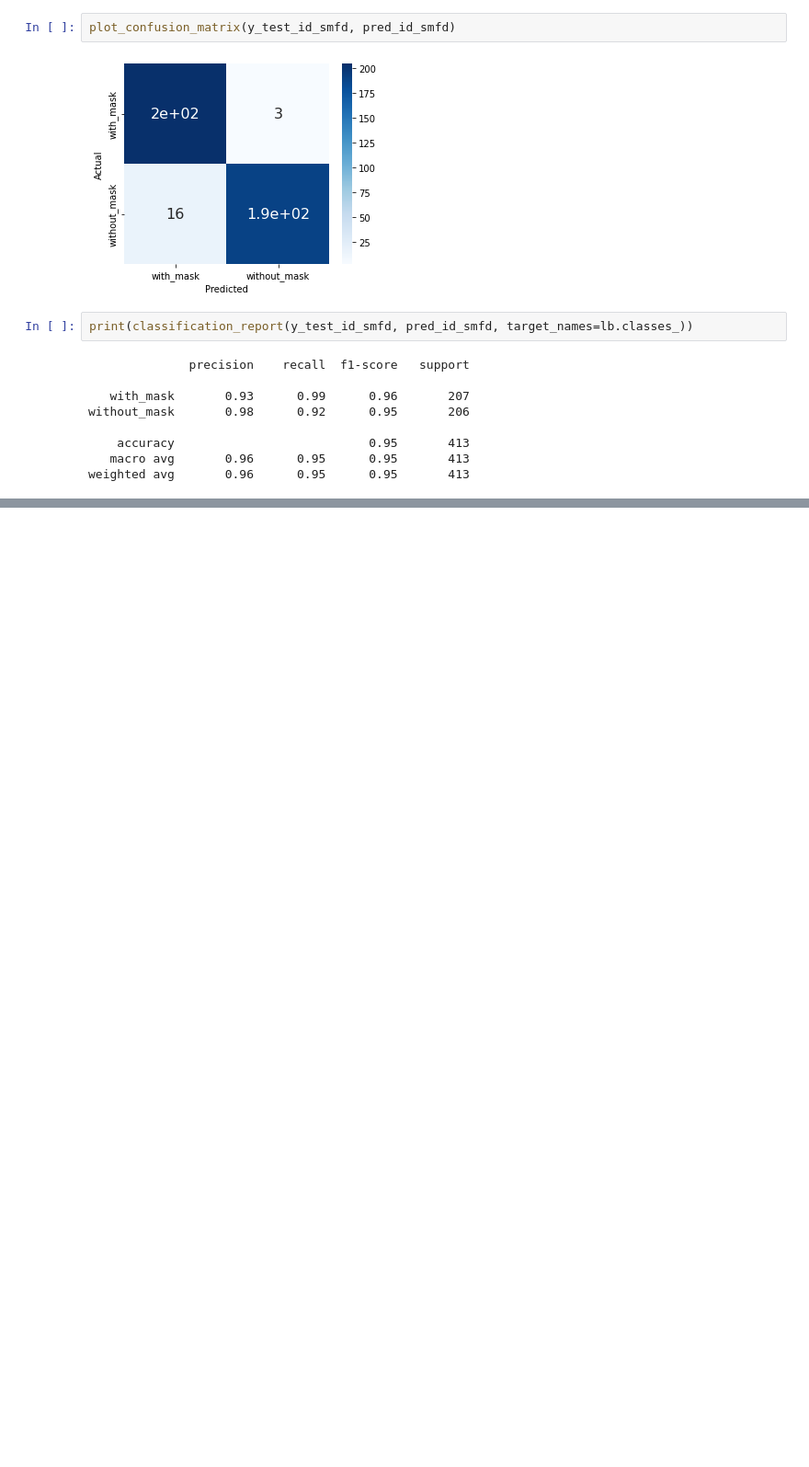
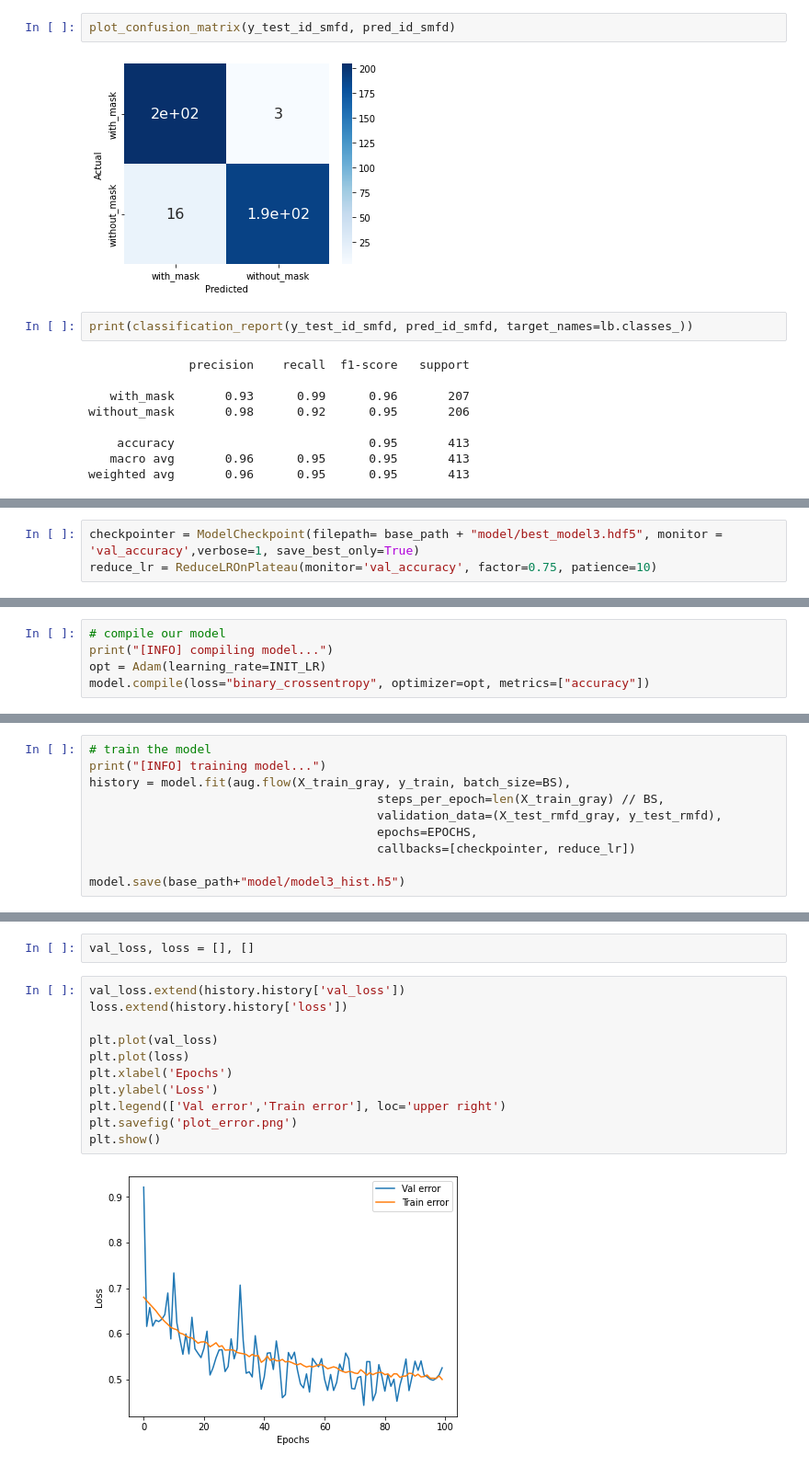
Before and after one commit to ZahraDehghani99/FacemaskWearingAlertSystem, a Jupyter notebook: FaceMaskClassifier.ipynb, the cells around one changed output, grey strips where cells are left out. Shown at 92% size. Saved outputs shown, nothing was run; the diff lists cells and outputs as text; blank space fills up the shorter version.

```diff
--- a/FaceMaskClassifier.ipynb
+++ b/FaceMaskClassifier.ipynb
@@ -844,0 +916,3 @@ weighted avg       0.96      0.95      0.95       413
+# %%
+checkpointer = ModelCheckpoint(filepath= base_path + "model/best_model3.hdf5", monitor = 'val_accuracy',verbose=1, save_best_only=True)
+reduce_lr = ReduceLROnPlateau(monitor='val_accuracy', factor=0.75, patience=10)
@@ -844,0 +999,5 @@ weighted avg       0.96      0.95      0.95       413
+# %%
+# compile our model
+print("[INFO] compiling model...")
+opt = Adam(learning_rate=INIT_LR)
+model.compile(loss="binary_crossentropy", optimizer=opt, metrics=["accuracy"])
@@ -844,0 +1006,10 @@ weighted avg       0.96      0.95      0.95       413
+# %%
+# train the model
+print("[INFO] training model...")
+history = model.fit(aug.flow(X_train_gray, y_train, batch_size=BS),
+										steps_per_epoch=len(X_train_gray) // BS,
+										validation_data=(X_test_rmfd_gray, y_test_rmfd),
+										epochs=EPOCHS,
+										callbacks=[checkpointer, reduce_lr])
+
+model.save(base_path+"model/model3_hist.h5")
@@ -844,0 +1041,15 @@ weighted avg       0.96      0.95      0.95       413
+# %%
+val_loss, loss = [], []
+# %%
+val_loss.extend(history.history['val_loss'])
+loss.extend(history.history['loss'])
+
+plt.plot(val_loss)
+plt.plot(loss)
+plt.xlabel('Epochs')
+plt.ylabel('Loss')
+plt.legend(['Val error','Train error'], loc='upper right')
+plt.savefig('plot_error.png')
+plt.show()
+# %% [output]
+[figure, added]
```
Also changed, not shown: parts of 42 cells of this notebook.
